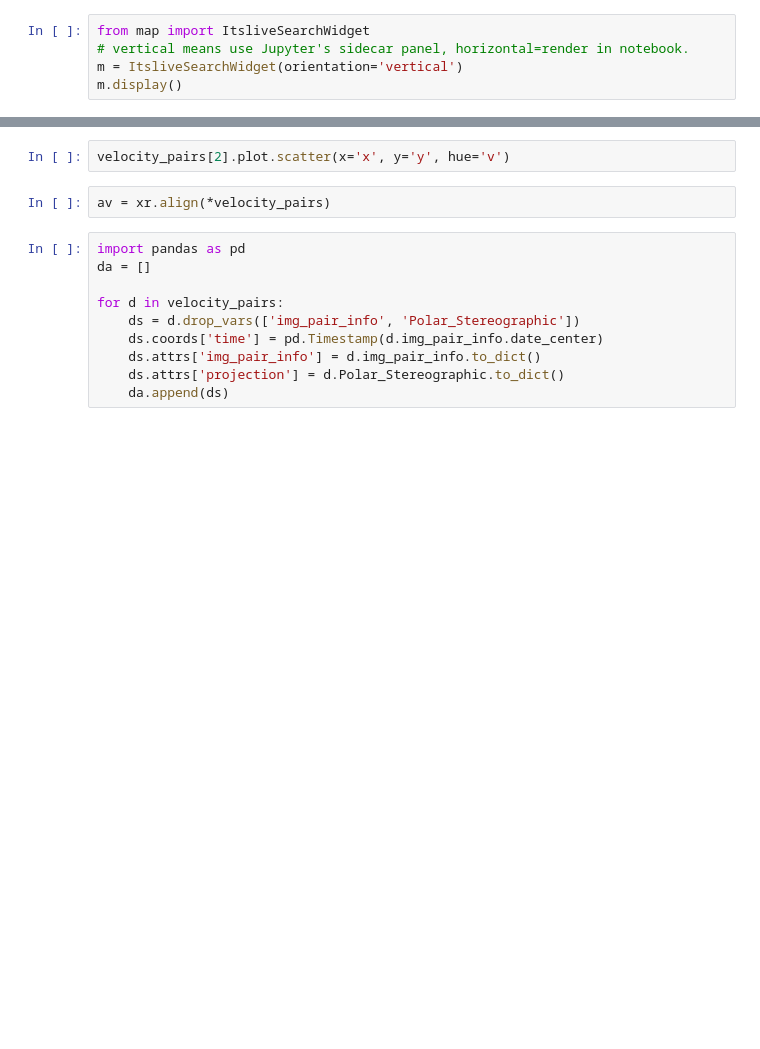
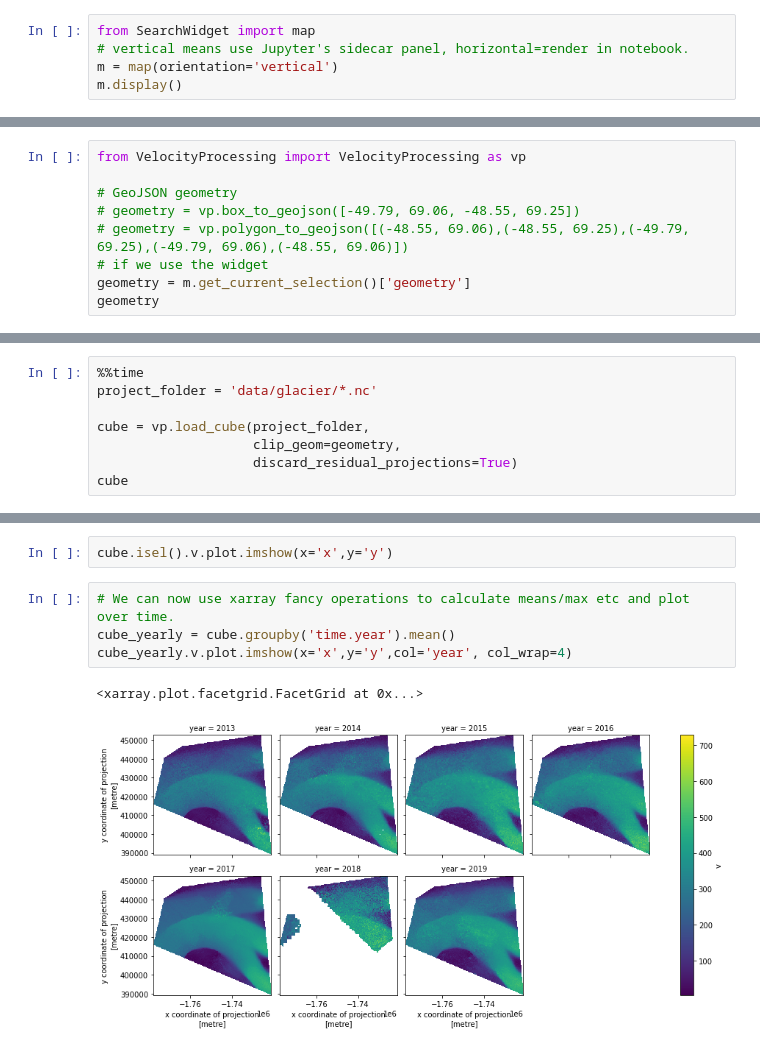
Before and after one commit to nasa-jpl/itslive-explorer, a Jupyter notebook: notebooks/itslive-notebook.ipynb, the cells around one changed output, grey strips where cells are left out. Saved outputs shown, nothing was run; the diff lists cells and outputs as text; blank space fills up the shorter version.

Commit message:
add load_cube to build xarray cubes from velocity granules

```diff
--- a/notebooks/itslive-notebook.ipynb
+++ b/notebooks/itslive-notebook.ipynb
@@ -22,5 +44,5 @@ Scene-pair velocities generated from satellite optical and radar imagery.
 # %%
-from map import ItsliveSearchWidget
+from SearchWidget import map
 # vertical means use Jupyter's sidecar panel, horizontal=render in notebook.
-m = ItsliveSearchWidget(orientation='vertical')
+m = map(orientation='vertical')
 m.display()
@@ -66,0 +140,9 @@ if 'Polar_Stereographic' in velocity_pairs[0]:
+# %%
+from VelocityProcessing import VelocityProcessing as vp
+
+# GeoJSON geometry
+# geometry = vp.box_to_geojson([-49.79, 69.06, -48.55, 69.25])
+# geometry = vp.polygon_to_geojson([(-48.55, 69.06),(-48.55, 69.25),(-49.79, 69.25),(-49.79, 69.06),(-48.55, 69.06)])
+# if we use the widget
+geometry = m.get_current_selection()['geometry']
+geometry
@@ -66,0 +157,8 @@ if 'Polar_Stereographic' in velocity_pairs[0]:
+# %%
+%%time
+project_folder = 'data/glacier/*.nc'
+
+cube = vp.load_cube(project_folder,
+                    clip_geom=geometry,
+                    discard_residual_projections=True)
+cube
@@ -67,14 +185,9 @@ if 'Polar_Stereographic' in velocity_pairs[0]:
 # %%
-velocity_pairs[2].plot.scatter(x='x', y='y', hue='v')
+cube.isel().v.plot.imshow(x='x',y='y')
-# %%
-av = xr.align(*velocity_pairs)
-# %%
-import pandas as pd
-da = []
-
-for d in velocity_pairs:
-    ds = d.drop_vars(['img_pair_info', 'Polar_Stereographic'])
-    ds.coords['time'] = pd.Timestamp(d.img_pair_info.date_center)
-    ds.attrs['img_pair_info'] = d.img_pair_info.to_dict()
-    ds.attrs['projection'] = d.Polar_Stereographic.to_dict()
-    da.append(ds)
+# %%
+# We can now use xarray fancy operations to calculate means/max etc and plot over time.
+cube_yearly = cube.groupby('time.year').mean()
+cube_yearly.v.plot.imshow(x='x',y='y',col='year', col_wrap=4)
+# %% [output]
+<xarray.plot.facetgrid.FacetGrid at 0x...>
+[figure, added]
```
Also changed, not shown: parts of 24 cells of this notebook, 4 other files.
